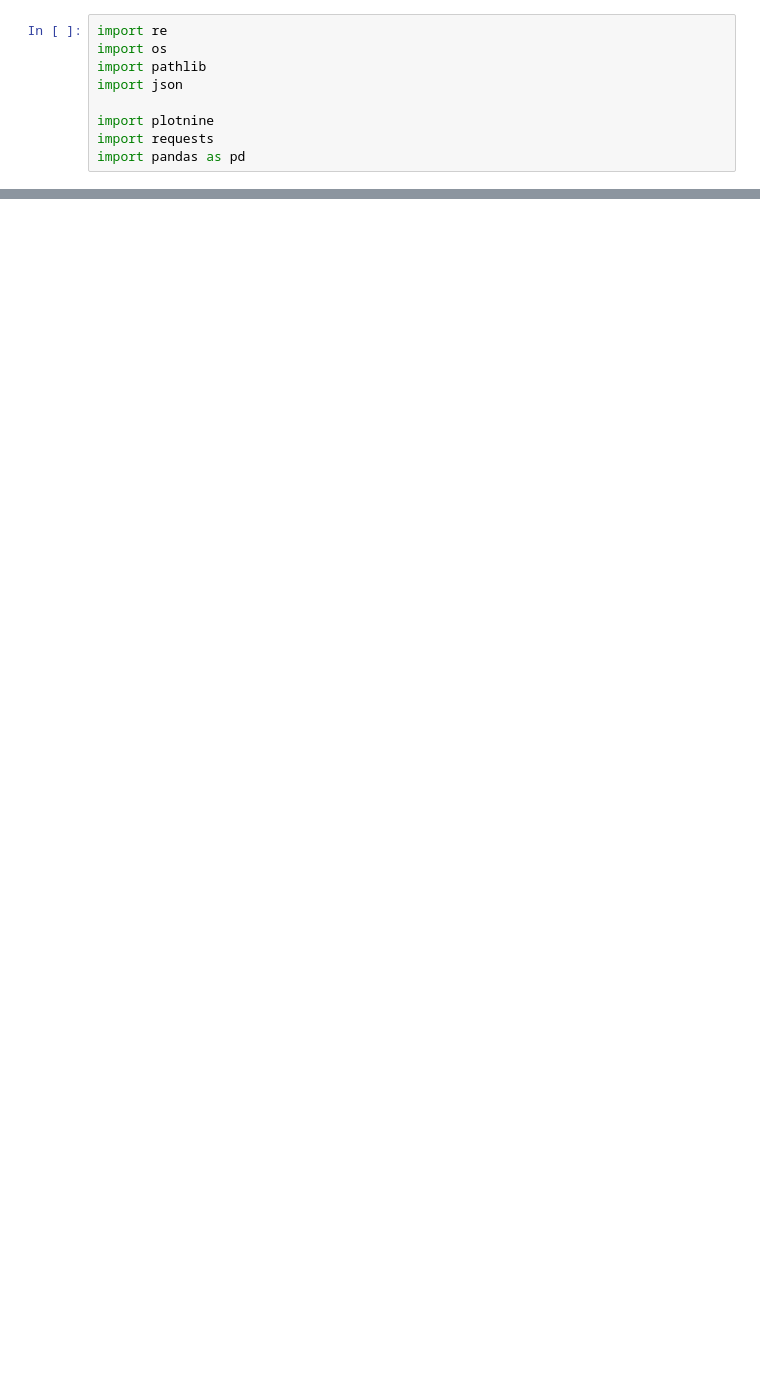
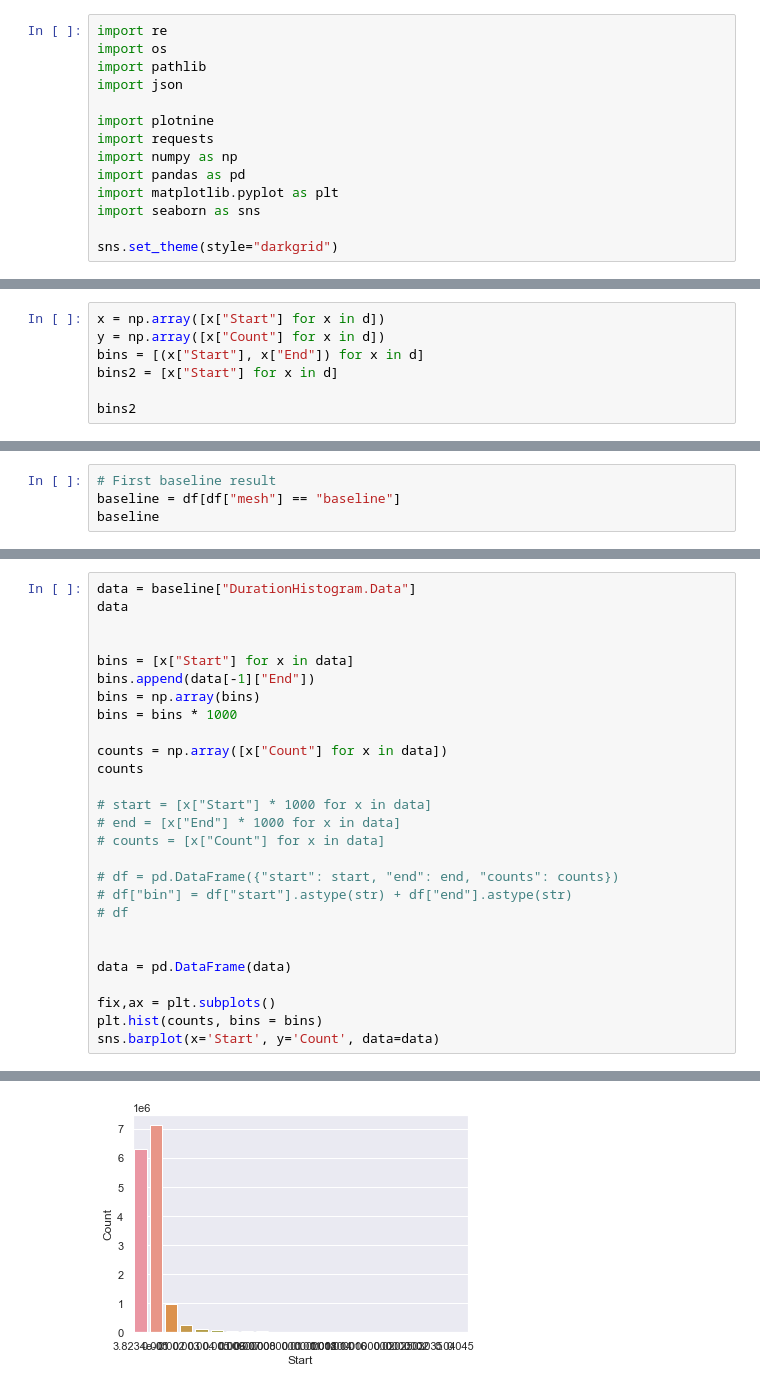
Before and after one commit to RichardBieringa/mesh-bench, a Jupyter notebook: viz/01_http_max_throughput.ipynb, the cells around one changed output, grey strips where cells are left out. Cells and saved outputs as stored; diff of their text form; blank space fills up the shorter version.

Commit message:
updated plotting

```diff
--- a/viz/01_http_max_throughput.ipynb
+++ b/viz/01_http_max_throughput.ipynb
@@ -6,4 +6,9 @@ import json
 
 import plotnine
 import requests
+import numpy as np
 import pandas as pd
+import matplotlib.pyplot as plt
+import seaborn as sns
+
+sns.set_theme(style="darkgrid")
@@ -121,0 +170,7 @@ df
+# %%
+x = np.array([x["Start"] for x in d])
+y = np.array([x["Count"] for x in d])
+bins = [(x["Start"], x["End"]) for x in d]
+bins2 = [x["Start"] for x in d]
+
+bins2
@@ -121,0 +232,4 @@ df
+# %%
+# First baseline result
+baseline = df[df["mesh"] == "baseline"]
+baseline
@@ -121,0 +244,28 @@ df
+# %%
+data = baseline["DurationHistogram.Data"]
+data
+
+
+bins = [x["Start"] for x in data]
+bins.append(data[-1]["End"])
+bins = np.array(bins)
+bins = bins * 1000
+
+counts = np.array([x["Count"] for x in data])
+counts
+
+# start = [x["Start"] * 1000 for x in data]
+# end = [x["End"] * 1000 for x in data]
+# counts = [x["Count"] for x in data]
+
+# df = pd.DataFrame({"start": start, "end": end, "counts": counts})
+# df["bin"] = df["start"].astype(str) + df["end"].astype(str)
+# df
+
+
+data = pd.DataFrame(data)
+
+fix,ax = plt.subplots()
+plt.hist(counts, bins = bins)
+sns.barplot(x='Start', y='Count', data=data)
+# %% [output]
@@ -121,0 +273 @@ df
+[figure, added]
```
Also changed, not shown: parts of 15 cells of this notebook, 2 other files.
